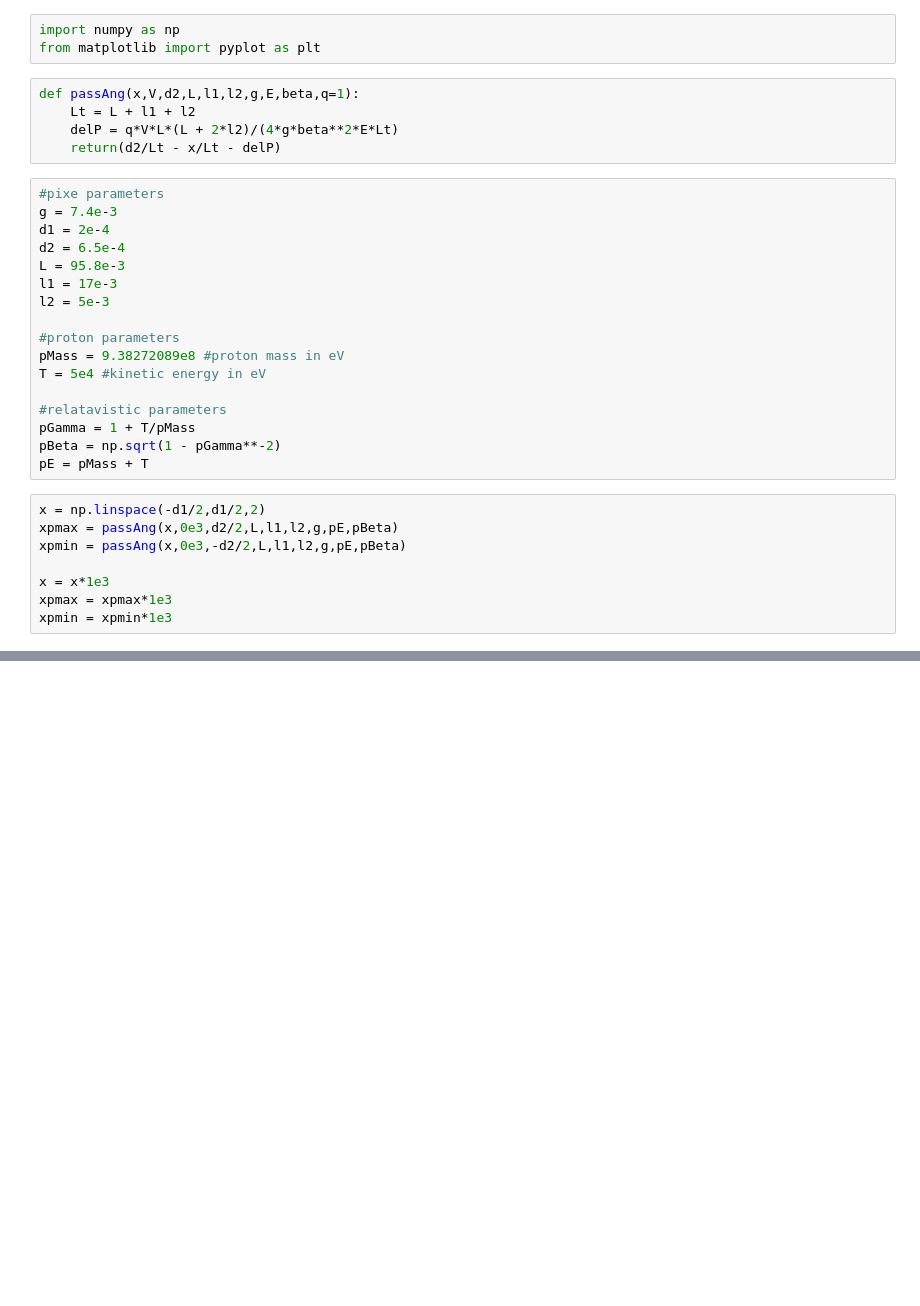
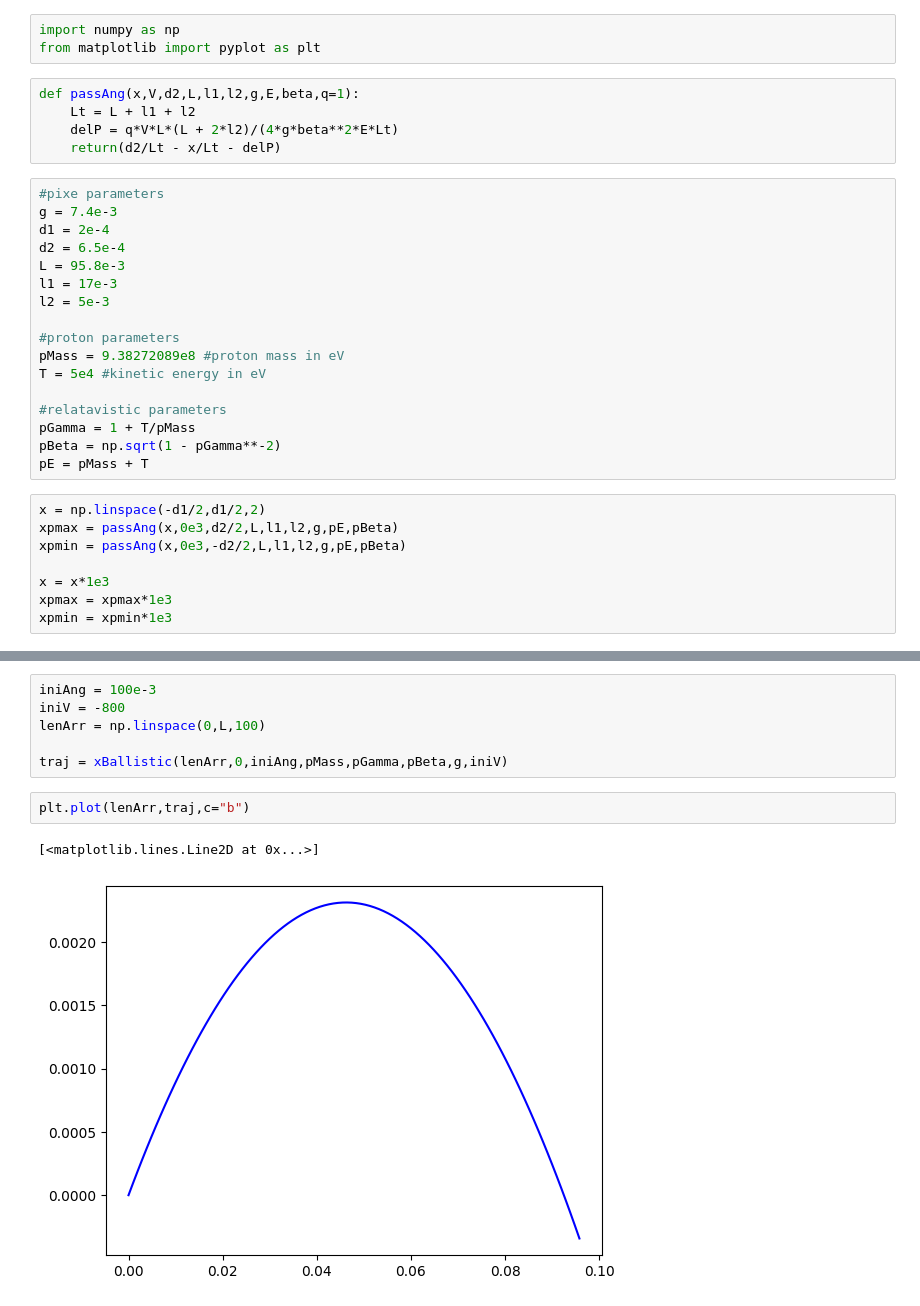
Before and after one commit to Binabek/allisonScanner, a Jupyter notebook: slitLimits.ipynb, the cells around one changed output, grey strips where cells are left out. Saved outputs shown, nothing was run; the diff lists cells and outputs as text; blank space fills up the shorter version.

```diff
--- a/slitLimits.ipynb
+++ b/slitLimits.ipynb
@@ -43,0 +90,11 @@ ax.set_ylabel("Incoming Angle [mrad]")
+# %%
+iniAng = 100e-3
+iniV = -800
+lenArr = np.linspace(0,L,100)
+
+traj = xBallistic(lenArr,0,iniAng,pMass,pGamma,pBeta,g,iniV)
+# %%
+plt.plot(lenArr,traj,c="b")
+# %% [output]
+[<matplotlib.lines.Line2D at 0x...>]
+[figure, added]
```
Also changed, not shown: parts of 5 cells of this notebook, 1 other file.
